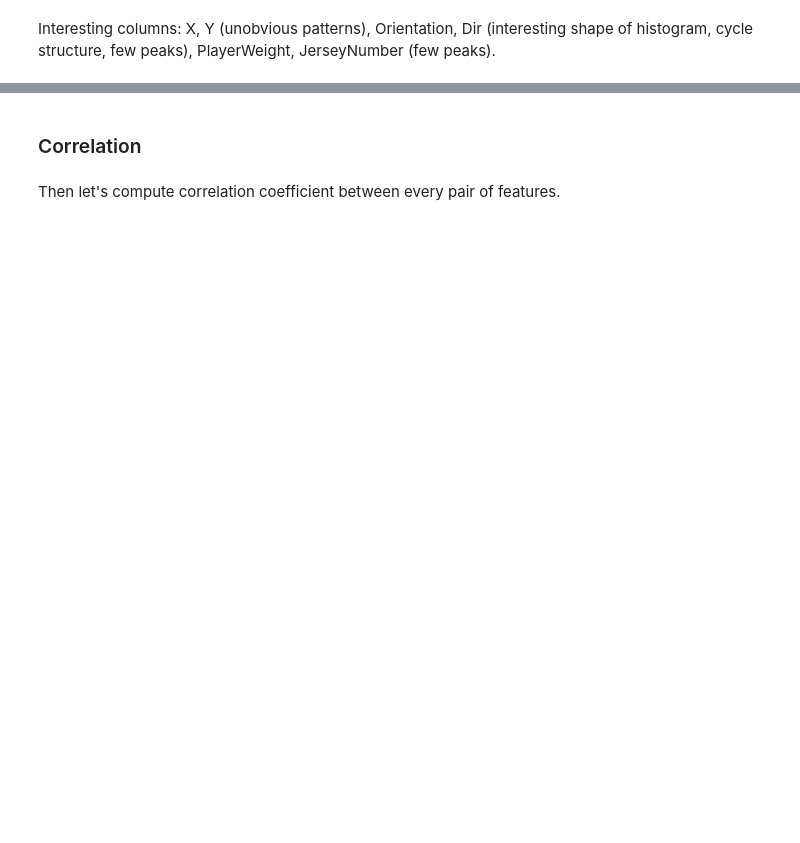
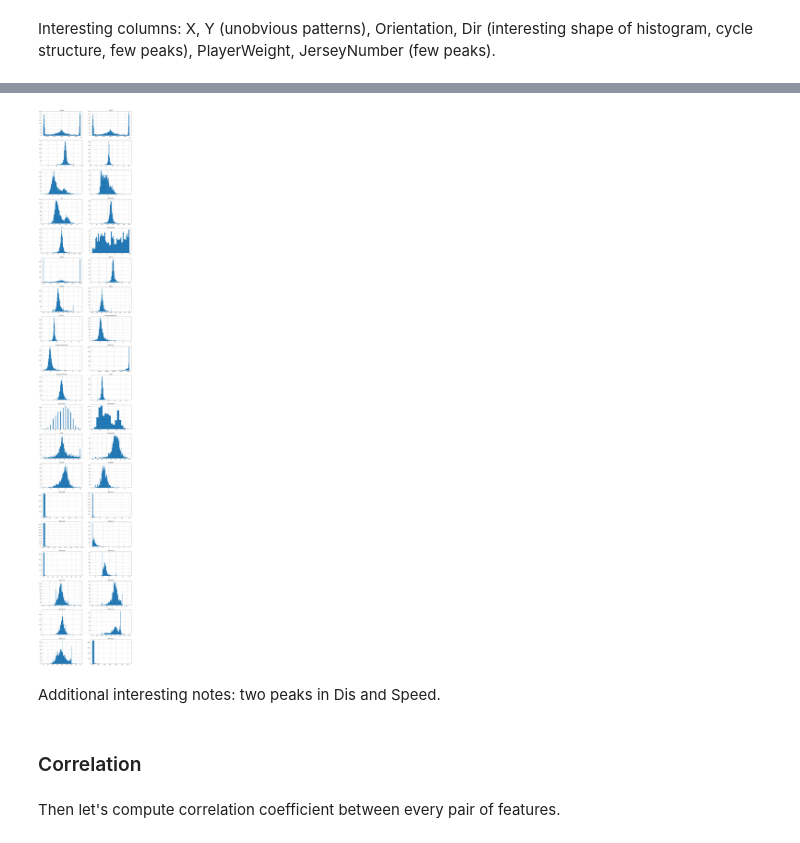
Before and after one commit to ottogin/AmericanFootballBigDataInsights, a Jupyter notebook: DataExploration.ipynb, the cells around one changed output, grey strips where cells are left out. Drawn from its saved outputs; the diff is of its cells as text; code cells hidden in the pictures; blank space fills up the shorter version.

```diff
--- a/DataExploration.ipynb
+++ b/DataExploration.ipynb
@@ -613,3 +651,22 @@ Interesting columns: X, Y (unobvious patterns), Orientation, Dir (interesting sh
+# %%
+data_player = data_numeric.groupby(by='NflId').aggregate('mean')
+data_player_numeric = data_player.select_dtypes(include=[np.number])
+# %%
+n_columns = 2
+n_rows = (data_numeric.shape[1] - 1) // n_columns + 1
+
+plt.figure(figsize=(n_columns * 9, n_rows * 6))
+
+for i, column in enumerate(data_player_numeric.columns):
+    plt.subplot(n_rows, n_columns, i+1)
+    data_player_numeric[column].hist(bins=min(100, max(15, len(data_player_numeric[column].unique()) // 10)))
+    plt.title(column)
+
+plt.show()
+# %% [output]
+[figure, added]
+# %% [markdown]
+Additional interesting notes: two peaks in Dis and Speed.
 # %% [markdown]
 ### Correlation
 # %% [markdown]
```
Also changed, not shown: parts of 20 cells of this notebook.
